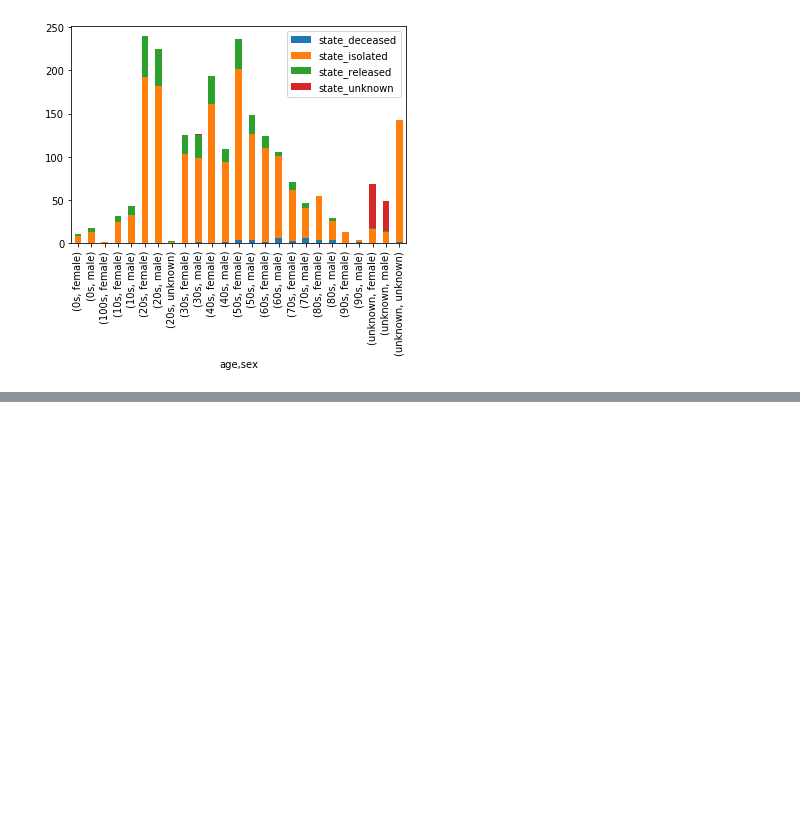
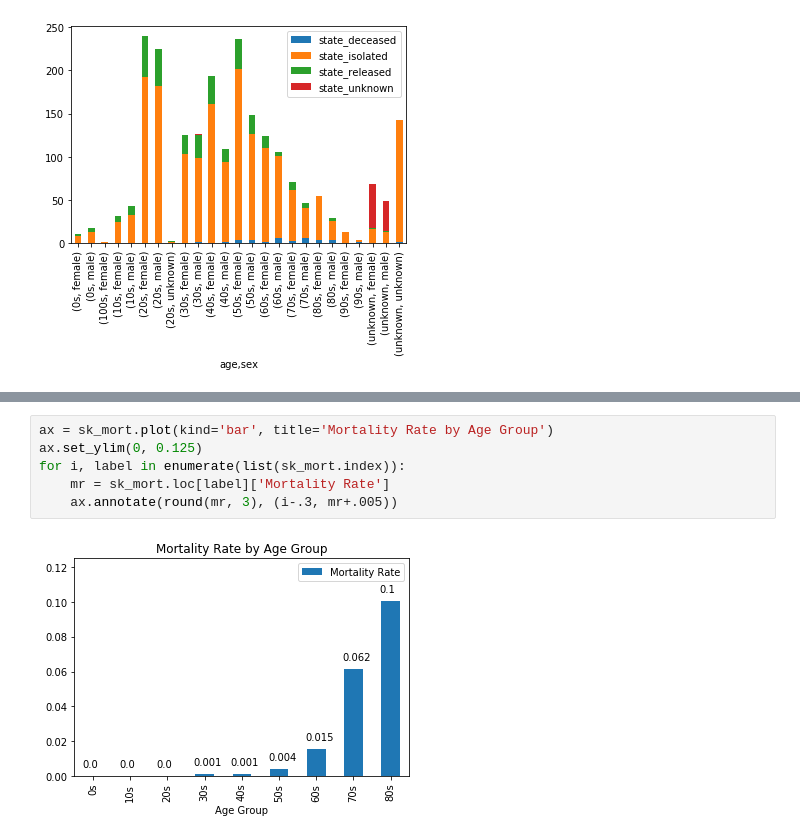
Before and after one commit to FarmageddonNow/CV19, a Jupyter notebook: CV19_Analysis-SK Detailed Data.ipynb, the cells around one changed output, grey strips where cells are left out. Saved outputs shown, nothing was run; the diff lists cells and outputs as text; blank space fills up the shorter version.

```diff
--- a/CV19_Analysis-SK Detailed Data.ipynb
+++ b/CV19_Analysis-SK Detailed Data.ipynb
@@ -204,0 +282,8 @@ sk_detail_timeAge.groupby(['Age Group']).agg('count')
+# %%
+ax = sk_mort.plot(kind='bar', title='Mortality Rate by Age Group')
+ax.set_ylim(0, 0.125)
+for i, label in enumerate(list(sk_mort.index)):
+    mr = sk_mort.loc[label]['Mortality Rate']
+    ax.annotate(round(mr, 3), (i-.3, mr+.005))
+# %% [output]
+[figure, added]
```
Also changed, not shown: parts of 14 cells of this notebook, 1 other file.
